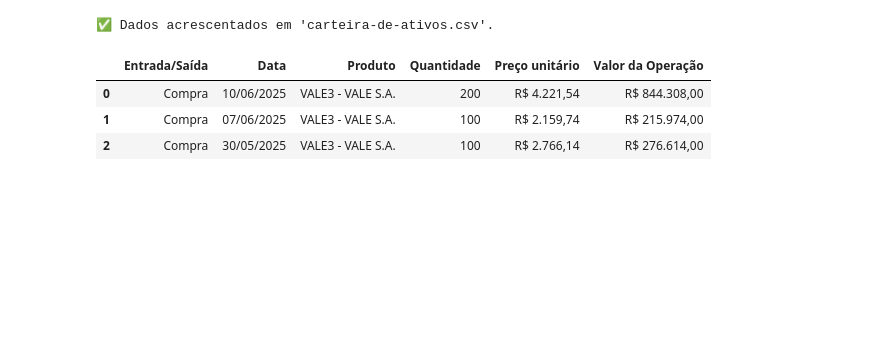
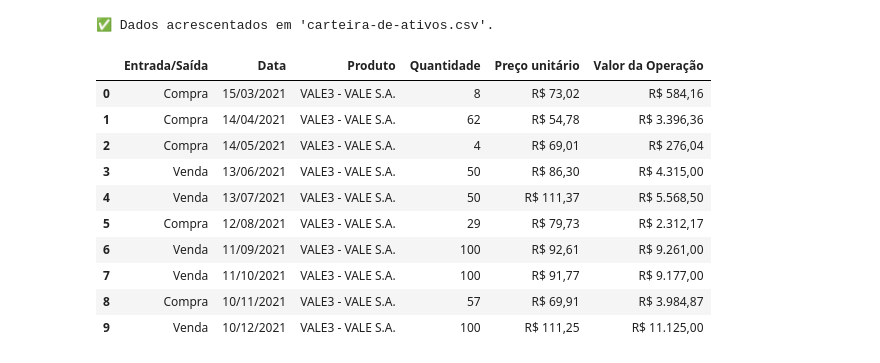
Before and after one commit to uervitonsantos/simula-dados-carteira-investimentos, a Jupyter notebook: Simula_dados_de_operações_em_cateira_de_investimento.ipynb, the cells around one changed output. Saved outputs shown, nothing was run; the diff lists cells and outputs as text; code cells hidden in the pictures; blank space fills up the shorter version.

```diff
--- a/Simula_dados_de_operações_em_cateira_de_investimento.ipynb
+++ b/Simula_dados_de_operações_em_cateira_de_investimento.ipynb
@@ -76,9 +146,16 @@ print("✅ Dados acrescentados em 'carteira-de-ativos.csv'.")
 ✅ Dados acrescentados em 'carteira-de-ativos.csv'.
 # %%
 df3 = pd.read_csv(f'/content/drive/MyDrive/datasets/dados-acoes/carteira-de-ativos.csv', sep=",")
-df3.head(3)
+df3.head(10)
 # %% [output]
 |  | Entrada/Saída | Data | Produto | Quantidade | Preço unitário | Valor da Operação |
-| 0 | Compra | 10/06/2025 | VALE3 - VALE S.A. | 200 | R$ 4.221,54 | R$ 844.308,00 |
-| 1 | Compra | 07/06/2025 | VALE3 - VALE S.A. | 100 | R$ 2.159,74 | R$ 215.974,00 |
-| 2 | Compra | 30/05/2025 | VALE3 - VALE S.A. | 100 | R$ 2.766,14 | R$ 276.614,00 |
+| 0 | Compra | 15/03/2021 | VALE3 - VALE S.A. | 8 | R$ 73,02 | R$ 584,16 |
+| 1 | Compra | 14/04/2021 | VALE3 - VALE S.A. | 62 | R$ 54,78 | R$ 3.396,36 |
+| 2 | Compra | 14/05/2021 | VALE3 - VALE S.A. | 4 | R$ 69,01 | R$ 276,04 |
+| 3 | Venda | 13/06/2021 | VALE3 - VALE S.A. | 50 | R$ 86,30 | R$ 4.315,00 |
+| 4 | Venda | 13/07/2021 | VALE3 - VALE S.A. | 50 | R$ 111,37 | R$ 5.568,50 |
+| 5 | Compra | 12/08/2021 | VALE3 - VALE S.A. | 29 | R$ 79,73 | R$ 2.312,17 |
+| 6 | Venda | 11/09/2021 | VALE3 - VALE S.A. | 100 | R$ 92,61 | R$ 9.261,00 |
+| 7 | Venda | 11/10/2021 | VALE3 - VALE S.A. | 100 | R$ 91,77 | R$ 9.177,00 |
+| 8 | Compra | 10/11/2021 | VALE3 - VALE S.A. | 57 | R$ 69,91 | R$ 3.984,87 |
+| 9 | Venda | 10/12/2021 | VALE3 - VALE S.A. | 100 | R$ 111,25 | R$ 11.125,00 |
```
Also changed, not shown: parts of 15 cells of this notebook.
